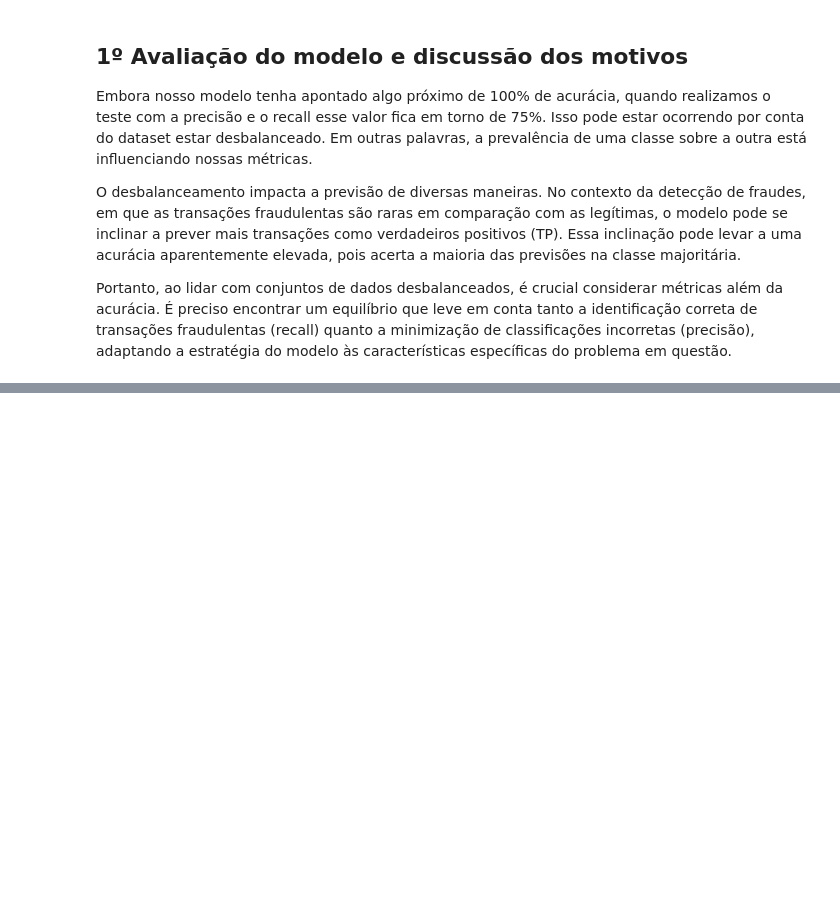
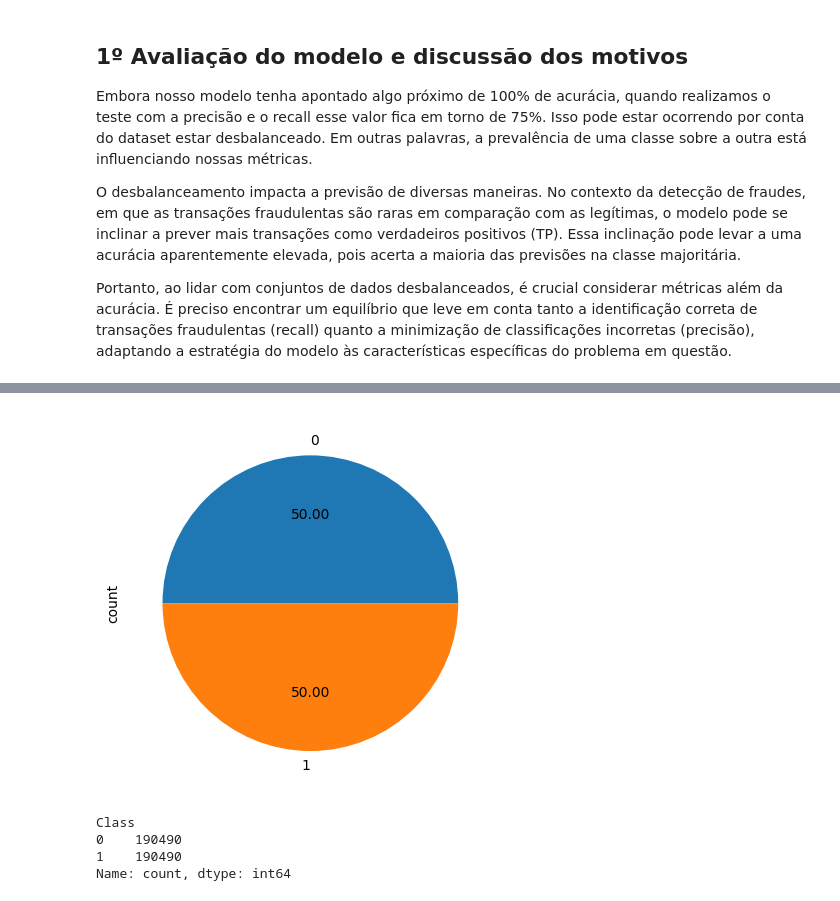
Before and after one commit to lucasarauj0h/advancing-in-python, a Jupyter notebook: data_analysis/credit_fraud/credit_fraud_prediction.ipynb, the cells around one changed output, grey strips where cells are left out. Cells and saved outputs as stored; diff of their text form; code cells hidden in the pictures; blank space fills up the shorter version.

```diff
--- a/data_analysis/credit_fraud/credit_fraud_prediction.ipynb
+++ b/data_analysis/credit_fraud/credit_fraud_prediction.ipynb
@@ -193,0 +236,15 @@ Portanto, ao lidar com conjuntos de dados desbalanceados, é crucial considerar
+# %%
+ros = RandomOverSampler(random_state=42)
+# %%
+X_resROS, y_resROS = ros.fit_resample(X_train, y_train)
+# %%
+y_resROS.value_counts().plot.pie(autopct='%.2f');
+# %% [output]
+[figure, added]
+# %%
+y_resROS.value_counts()
+# %% [output]
+Class
+0    190490
+1    190490
+Name: count, dtype: int64
```
Also changed, not shown: parts of 25 cells of this notebook, 1 other file.
